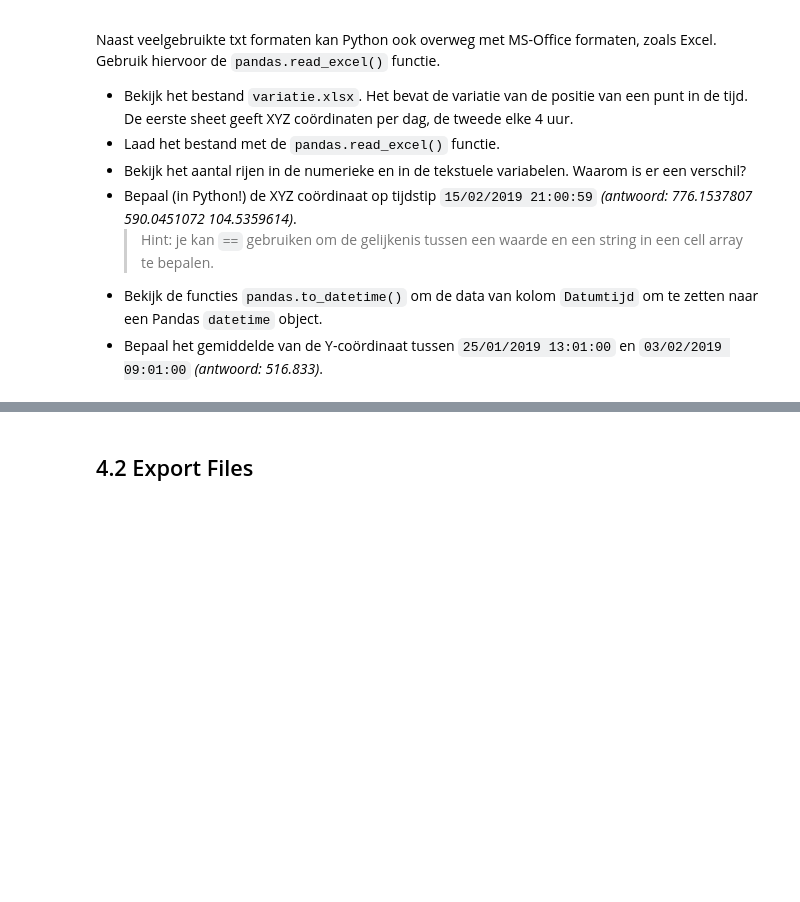
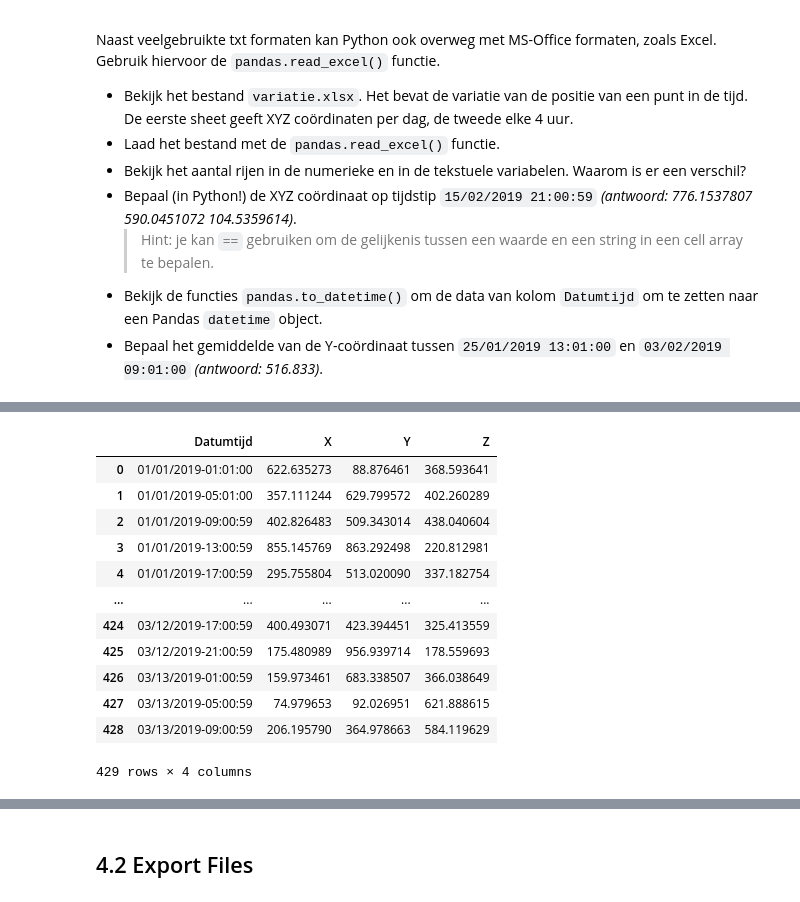
Before and after one commit to joeritaveirne/Les-4, a Jupyter notebook: chapter4.ipynb, the cells around one changed output, grey strips where cells are left out. Drawn from its saved outputs; the diff is of its cells as text; code cells hidden in the pictures; blank space fills up the shorter version.

```diff
--- a/chapter4.ipynb
+++ b/chapter4.ipynb
@@ -35,0 +112,17 @@ dataframe2 = pd.read_excel('variatie.xlsx',sheet_name='Sheet2')
+# %%
+dataframe2 = pd.read_excel('/variatie.xlsx',sheet_name='Sheet2')
+dataframe2
+# %% [output]
+|  | Datumtijd | X | Y | Z |
+| 0 | 01/01/2019-01:01:00 | 622.635273 | 88.876461 | 368.593641 |
+| 1 | 01/01/2019-05:01:00 | 357.111244 | 629.799572 | 402.260289 |
+| 2 | 01/01/2019-09:00:59 | 402.826483 | 509.343014 | 438.040604 |
+| 3 | 01/01/2019-13:00:59 | 855.145769 | 863.292498 | 220.812981 |
+| 4 | 01/01/2019-17:00:59 | 295.755804 | 513.020090 | 337.182754 |
+| ... | ... | ... | ... | ... |
+| 424 | 03/12/2019-17:00:59 | 400.493071 | 423.394451 | 325.413559 |
+| 425 | 03/12/2019-21:00:59 | 175.480989 | 956.939714 | 178.559693 |
+| 426 | 03/13/2019-01:00:59 | 159.973461 | 683.338507 | 366.038649 |
+| 427 | 03/13/2019-05:00:59 | 74.979653 | 92.026951 | 621.888615 |
+| 428 | 03/13/2019-09:00:59 | 206.195790 | 364.978663 | 584.119629 |
+429 rows × 4 columns
```
Also changed, not shown: parts of 22 cells of this notebook.
